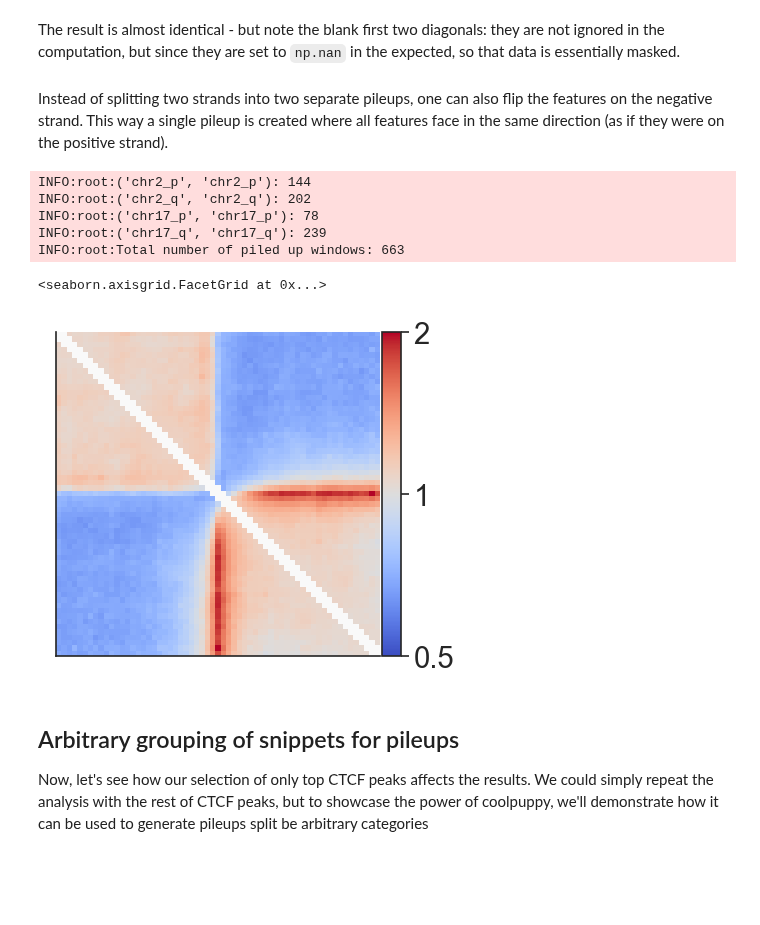
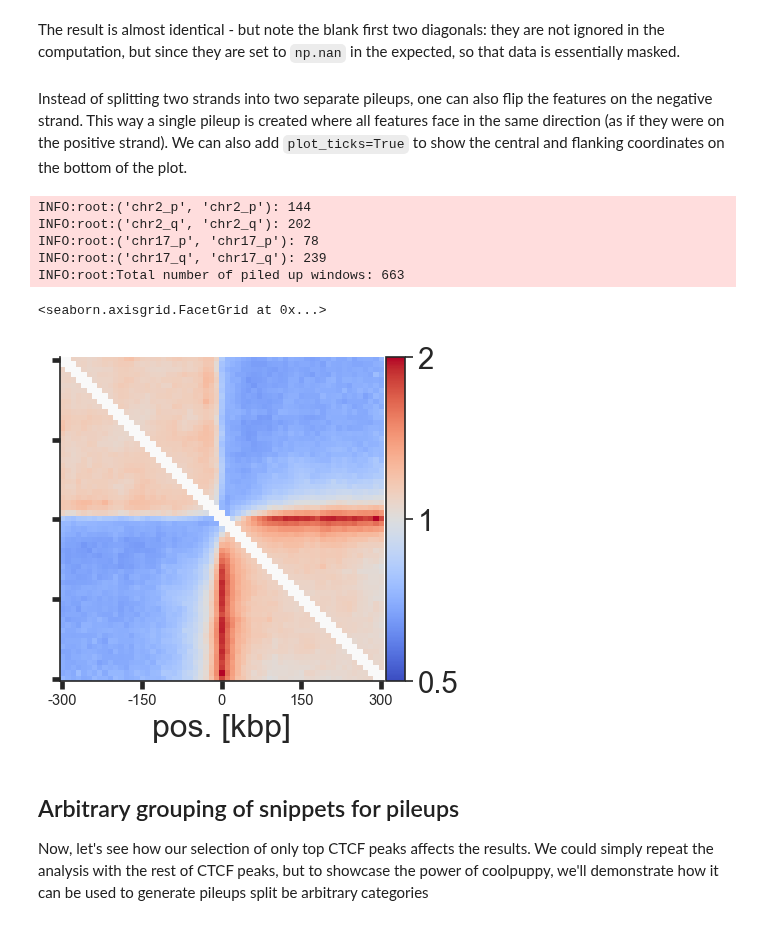
Before and after one commit to open2c/coolpuppy, a Jupyter notebook: docs/source/Examples/Walkthrough_API.ipynb, the cells around one changed output. Cells and saved outputs as stored; diff of their text form; code cells hidden in the pictures; blank space fills up the shorter version.

```diff
--- a/docs/source/Examples/Walkthrough_API.ipynb
+++ b/docs/source/Examples/Walkthrough_API.ipynb
@@ -273,9 +273,10 @@ plotpup.make_heatmap_grid(pup,
 # %% [markdown]
 The result is almost identical - but note the blank first two diagonals: they are not ignored in the computation, but since they are set to `np.nan` in the expected, so that data is essentially masked.
 # %% [markdown]
-Instead of splitting two strands into two separate pileups, one can also flip the features on the negative strand. This way a single pileup is created where all features face in the same direction (as if they were on the positive strand).
+Instead of splitting two strands into two separate pileups, one can also flip the features on the negative strand. This way a single pileup is created where all features face in the same direction (as if they were on the positive strand). We can also add `plot_ticks=True` to show the central and flanking coordinates on the bottom of the plot.
 # %%
-pu = coolpup.PileUpper(clr, cc, expected=expected, view_df=hg38_arms, flip_negative_strand=True, ignore_diags=0, control=False)
+pu = coolpup.PileUpper(clr, cc, expected=expected, view_df=hg38_arms, flip_negative_strand=True,
+                       ignore_diags=0, control=False)
 pup = pu.pileupsWithControl()
 # %% [output]
 INFO:root:('chr2_p', 'chr2_p'): 144
@@ -286,11 +287,11 @@ INFO:root:Total number of piled up windows: 663
 # %%
 plotpup.make_heatmap_grid(pup,
                           score=False, cmap='coolwarm', scale='log',
                           sym=True, vmax=2,
-                          height=5)
+                          height=5, plot_ticks=True)
 # %% [output]
 <seaborn.axisgrid.FacetGrid at 0x...>
-[figure, old version]
+[figure, new version]
 # %% [markdown]
 ## Arbitrary grouping of snippets for pileups
 
```
Also changed, not shown: parts of 22 cells of this notebook, 1 other file.
